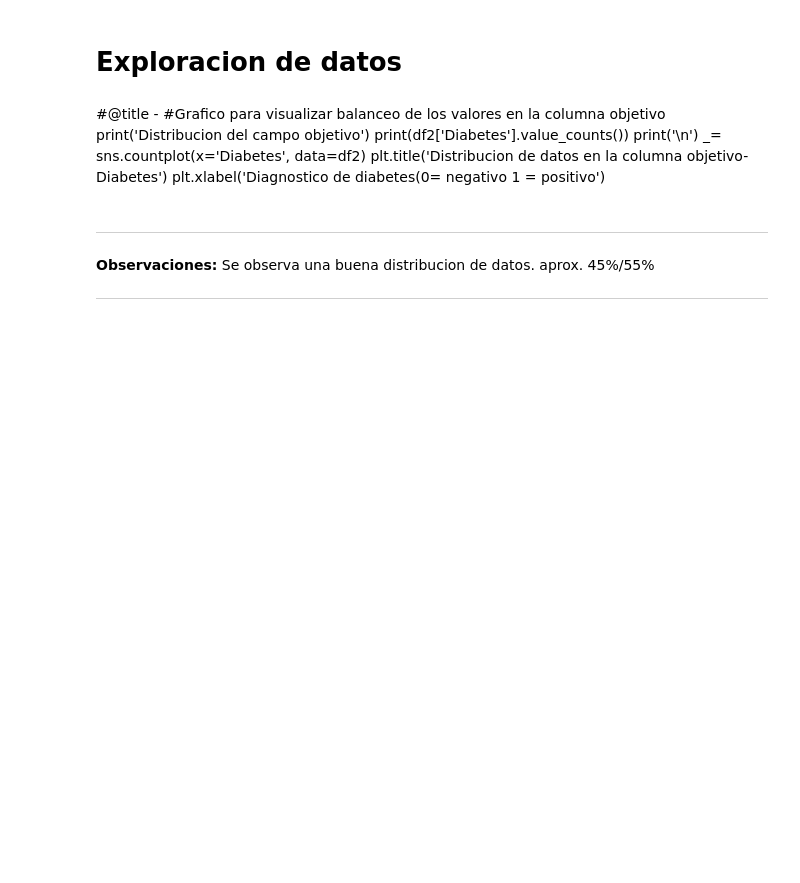
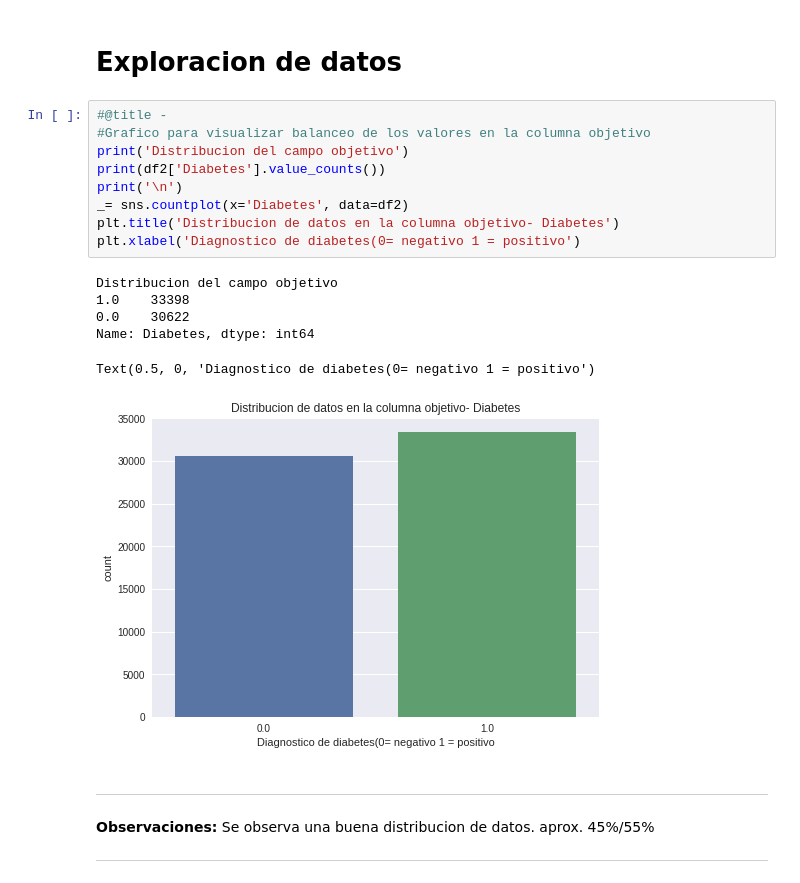
Before and after one commit to jjaquezrd/DATA_SCIENCE, a Jupyter notebook: Presentacion.ipynb, the cells around one changed output. Drawn from its saved outputs; the diff is of its cells as text; blank space fills up the shorter version.

```diff
--- a/Presentacion.ipynb
+++ b/Presentacion.ipynb
@@ -118,15 +120,22 @@ df2.describe()
 ---
 # %% [markdown]
 # Exploracion de datos
-# %% [markdown]
-#@title -
-#Grafico para visualizar balanceo de los valores en la columna objetivo
-print('Distribucion del campo objetivo')
-print(df2['Diabetes'].value_counts())
-print('\n')
-_= sns.countplot(x='Diabetes', data=df2)
-plt.title('Distribucion de datos en la columna objetivo- Diabetes')
-plt.xlabel('Diagnostico de diabetes(0= negativo 1 = positivo')
+# %%
+#@title -
+#Grafico para visualizar balanceo de los valores en la columna objetivo
+print('Distribucion del campo objetivo')
+print(df2['Diabetes'].value_counts())
+print('\n')
+_= sns.countplot(x='Diabetes', data=df2)
+plt.title('Distribucion de datos en la columna objetivo- Diabetes')
+plt.xlabel('Diagnostico de diabetes(0= negativo 1 = positivo')
+# %% [output]
+Distribucion del campo objetivo
+1.0    33398
+0.0    30622
+Name: Diabetes, dtype: int64
+Text(0.5, 0, 'Diagnostico de diabetes(0= negativo 1 = positivo')
+[figure, added]
 # %% [markdown]
 ---
 
```
Also changed, not shown: parts of 2 cells of this notebook.
